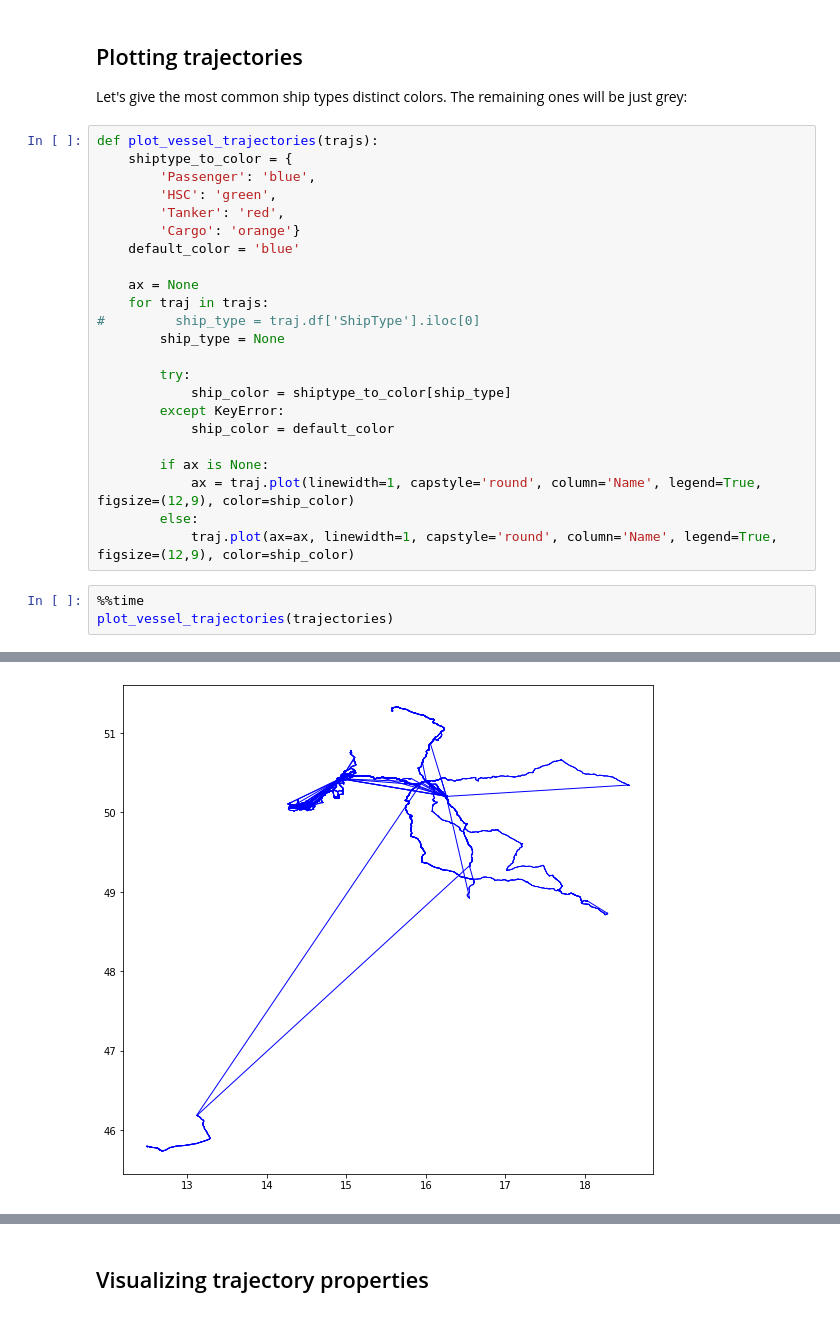
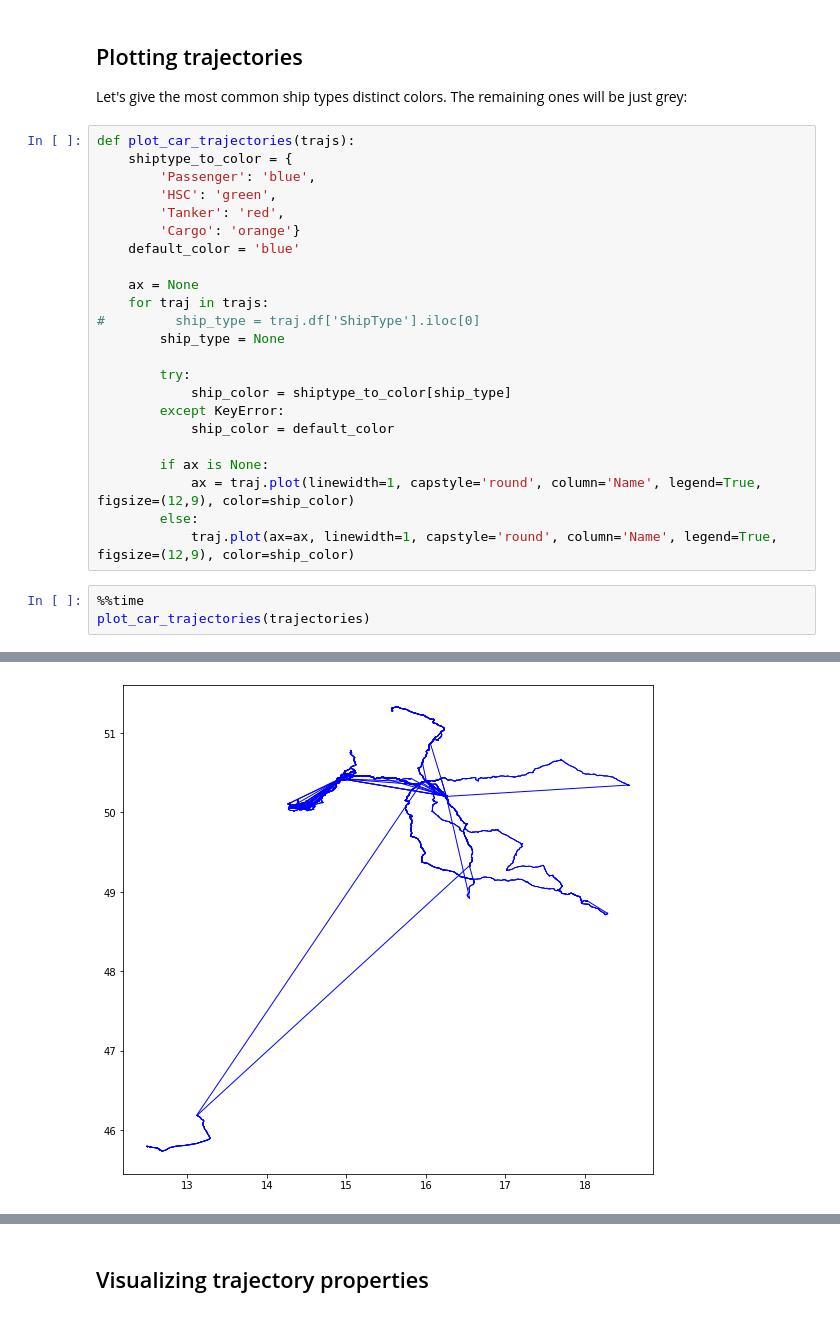
Before and after one commit to aicenter/movingpandas, a Jupyter notebook: tutorials/skoda_rides.ipynb, the cells around one changed output, grey strips where cells are left out. Saved outputs shown, nothing was run; the diff lists cells and outputs as text.

```diff
--- a/tutorials/skoda_rides.ipynb
+++ b/tutorials/skoda_rides.ipynb
@@ -146,7 +146,7 @@ Finished creating 12 trajectories in 0:00:25.161827
 
 Let's give the most common ship types distinct colors. The remaining ones will be just grey:
 # %%
-def plot_vessel_trajectories(trajs):
+def plot_car_trajectories(trajs):
     shiptype_to_color = {
         'Passenger': 'blue',
         'HSC': 'green',
@@ -170,5 +170,5 @@ def plot_vessel_trajectories(trajs):
             traj.plot(ax=ax, linewidth=1, capstyle='round', column='Name', legend=True, figsize=(12,9), color=ship_color)
 # %%
 %%time
-plot_vessel_trajectories(trajectories)
+plot_car_trajectories(trajectories)
 # %% [output]
@@ -177,3 +177,3 @@ Wall time: 11 s
-[figure, old version]
+[figure, new version]
 # %%
 %%time
```
Also changed, not shown: parts of 33 cells of this notebook.
